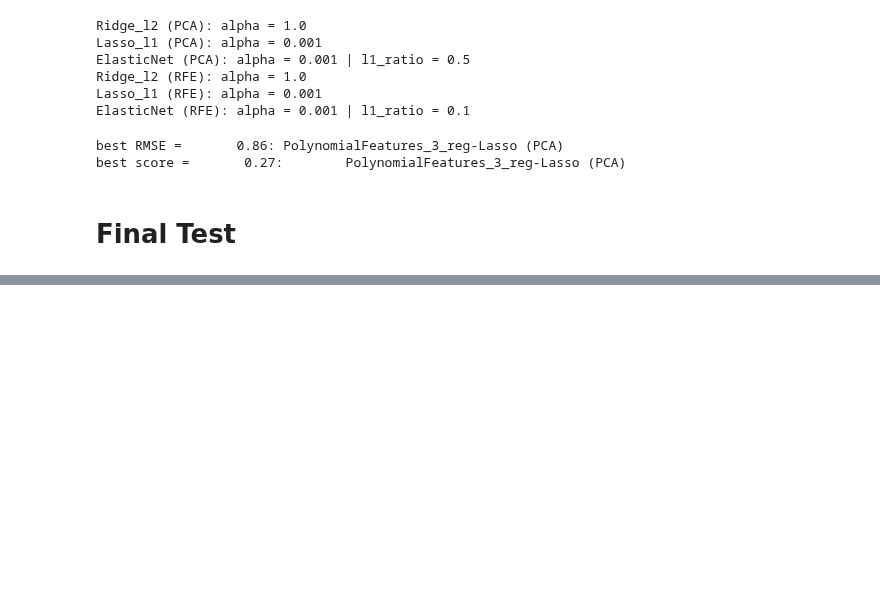
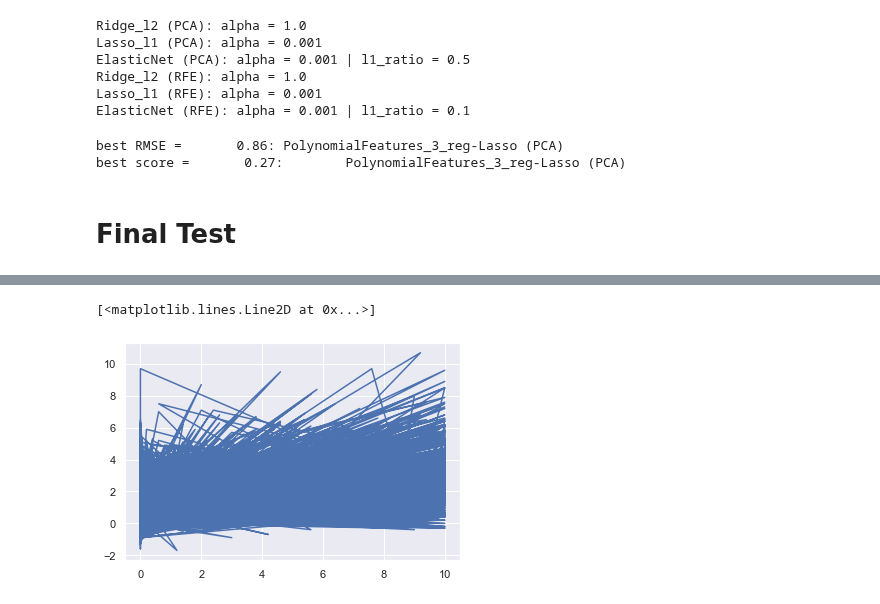
Before and after one commit to AgustinBaffo/CEIA, a Jupyter notebook: 03 - Analisis de Datos/TP-Final/4_Regression.ipynb, the cells around one changed output, grey strips where cells are left out. Drawn from its saved outputs; the diff is of its cells as text; code cells hidden in the pictures; blank space fills up the shorter version.

```diff
--- a/03 - Analisis de Datos/TP-Final/4_Regression.ipynb
+++ b/03 - Analisis de Datos/TP-Final/4_Regression.ipynb
@@ -371,0 +453,5 @@ best score =       0.27:        PolynomialFeatures_3_reg-Lasso (PCA)
+# %%
+plt.plot(y_test_unscaled,y_pred_unscaled)
+# %% [output]
+[<matplotlib.lines.Line2D at 0x...>]
+[figure, added]
```
Also changed, not shown: parts of 15 cells of this notebook, 4 other files.
